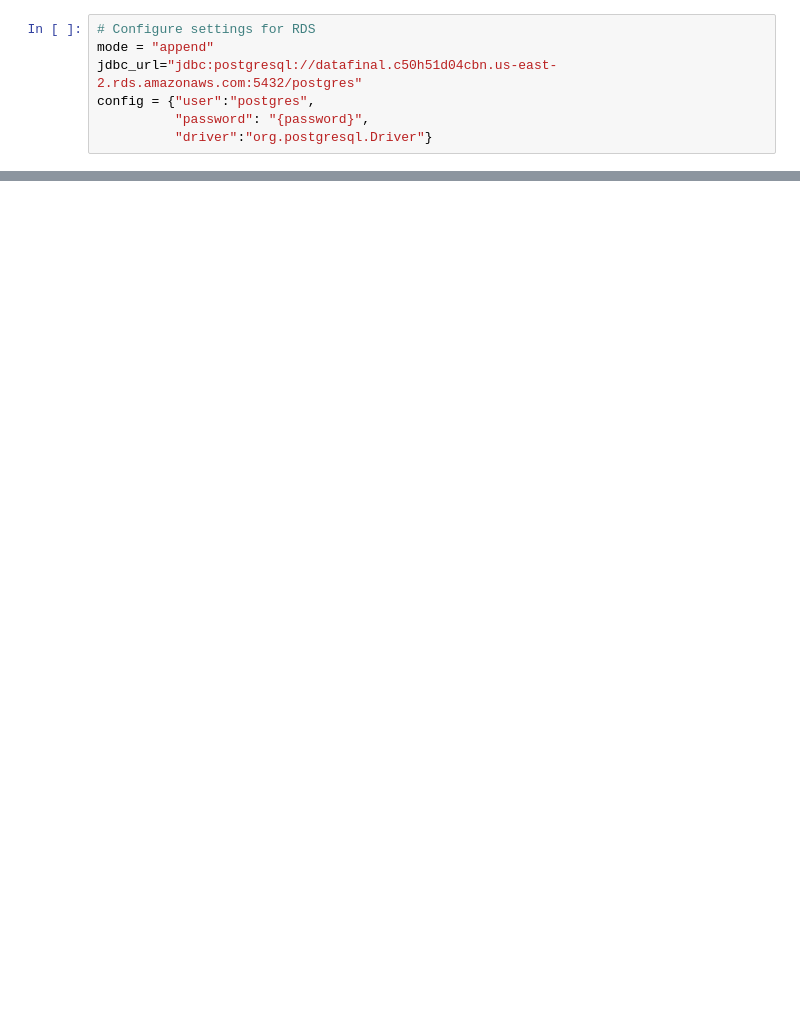
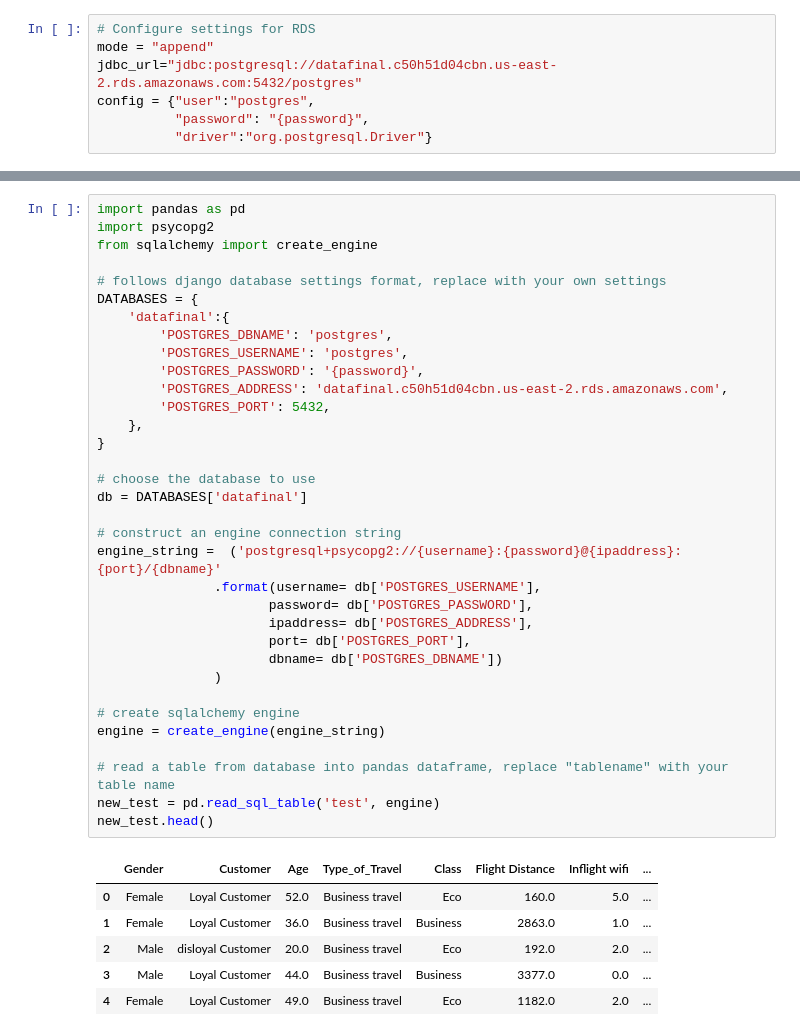
Before and after one commit to Subodh2044/Final_Project, a Jupyter notebook: Database/AWS_Spark.ipynb, the cells around one changed output, grey strips where cells are left out. Cells and saved outputs as stored; diff of their text form; blank space fills up the shorter version.

```diff
--- a/Database/AWS_Spark.ipynb
+++ b/Database/AWS_Spark.ipynb
@@ -231,0 +269,41 @@ df.head()
+# %%
+import pandas as pd
+import psycopg2
+from sqlalchemy import create_engine
+
+# follows django database settings format, replace with your own settings
+DATABASES = {
+    'datafinal':{
+        'POSTGRES_DBNAME': 'postgres',
+        'POSTGRES_USERNAME': 'postgres',
+        'POSTGRES_PASSWORD': '{password}',
+        'POSTGRES_ADDRESS': 'datafinal.c50h51d04cbn.us-east-2.rds.amazonaws.com',
+        'POSTGRES_PORT': 5432,
+    },
+}
+
+# choose the database to use
+db = DATABASES['datafinal']
+
+# construct an engine connection string
+engine_string =  ('postgresql+psycopg2://{username}:{password}@{ipaddress}:{port}/{dbname}'
+               .format(username= db['POSTGRES_USERNAME'],
+                      password= db['POSTGRES_PASSWORD'],
+                      ipaddress= db['POSTGRES_ADDRESS'],
+                      port= db['POSTGRES_PORT'],
+                      dbname= db['POSTGRES_DBNAME'])
+               )
+
+# create sqlalchemy engine
+engine = create_engine(engine_string)
+
+# read a table from database into pandas dataframe, replace "tablename" with your table name
+new_test = pd.read_sql_table('test', engine)
+new_test.head()
+# %% [output]
+|  | Gender | Customer | Age | Type_of_Travel | Class | Flight Distance | Inflight wifi | ... |
+| 0 | Female | Loyal Customer | 52.0 | Business travel | Eco | 160.0 | 5.0 | ... |
+| 1 | Female | Loyal Customer | 36.0 | Business travel | Business | 2863.0 | 1.0 | ... |
+| 2 | Male | disloyal Customer | 20.0 | Business travel | Eco | 192.0 | 2.0 | ... |
+| 3 | Male | Loyal Customer | 44.0 | Business travel | Business | 3377.0 | 0.0 | ... |
+| 4 | Female | Loyal Customer | 49.0 | Business travel | Eco | 1182.0 | 2.0 | ... |
```
Also changed, not shown: parts of 16 cells of this notebook, 4 other files.
